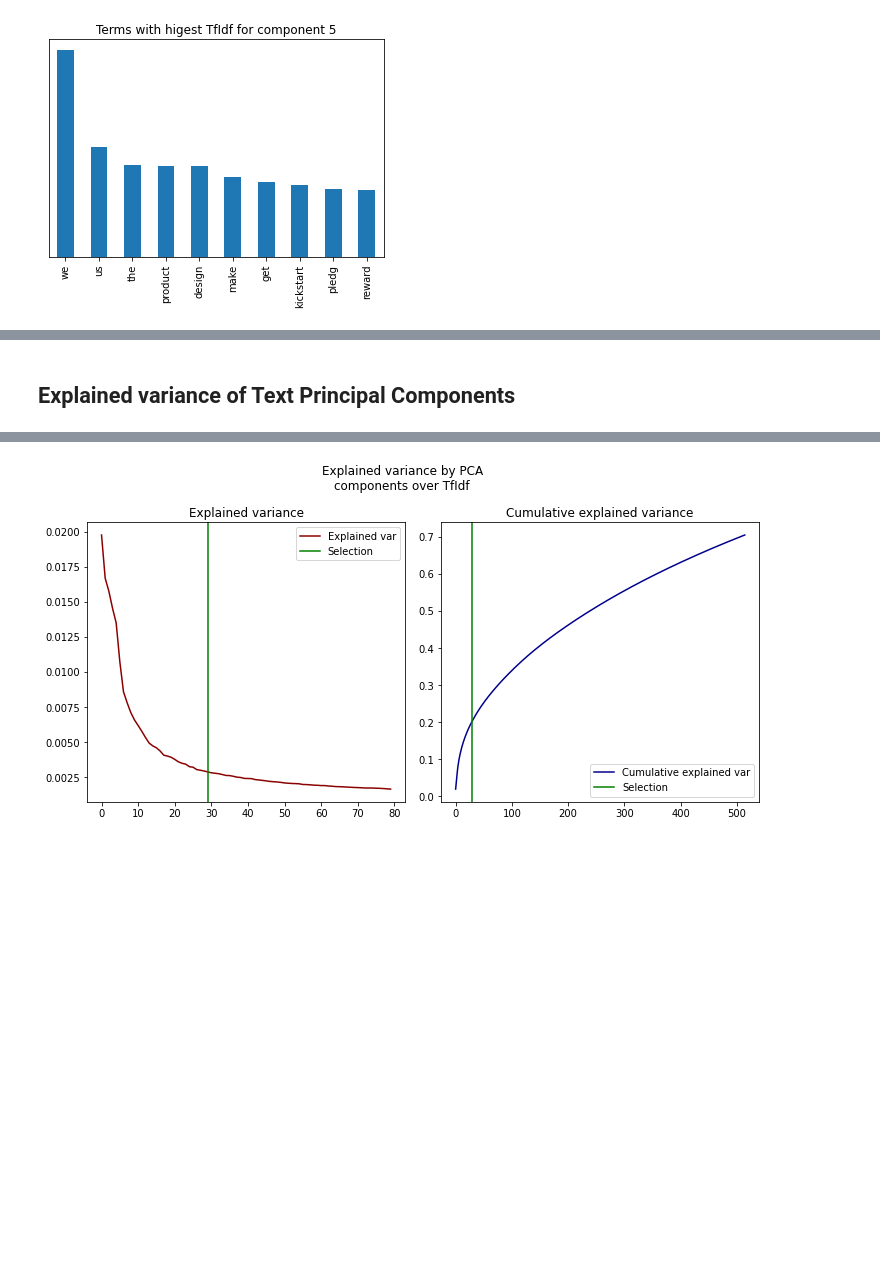
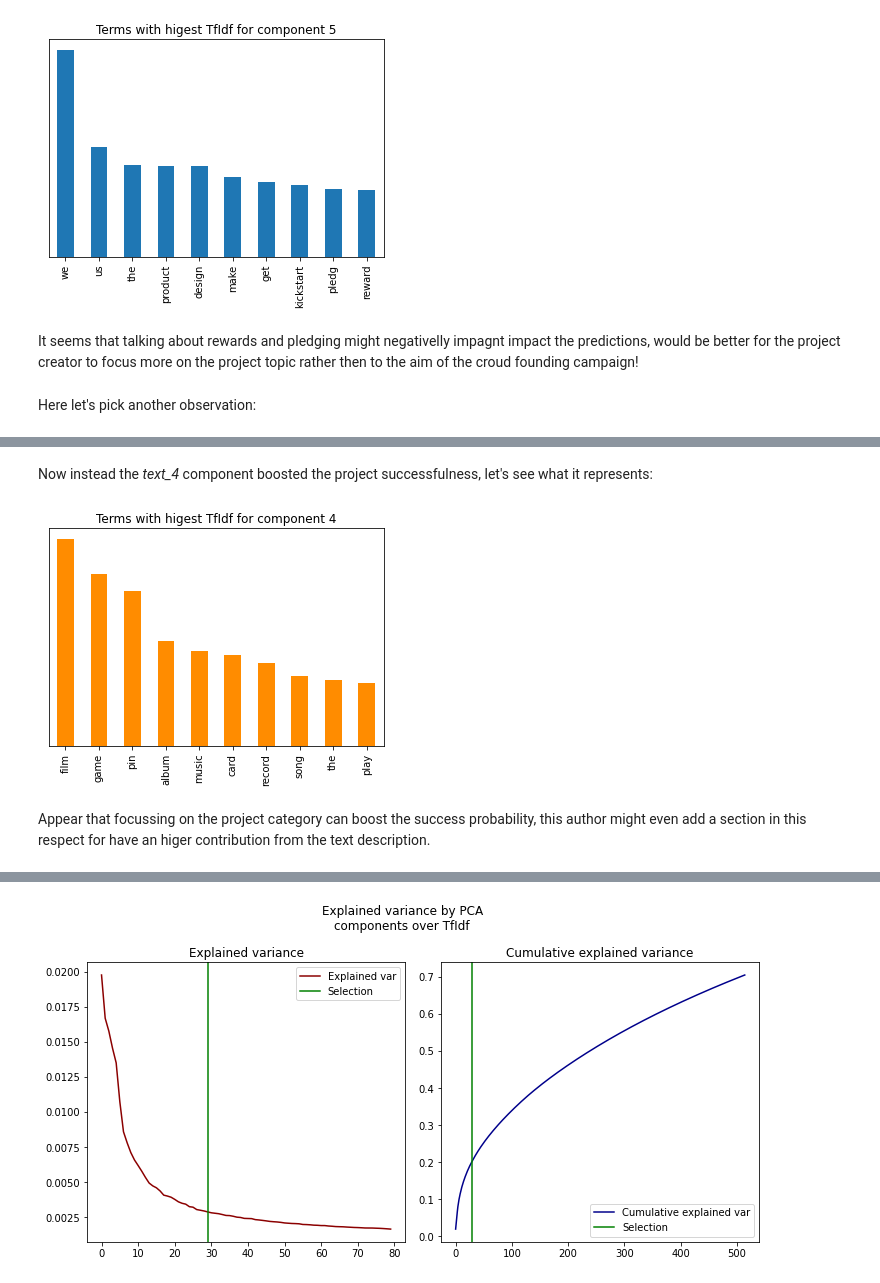
Before and after one commit to DarioRugg/KickLearning, a Jupyter notebook: catboost_classification.ipynb, the cells around one changed output, grey strips where cells are left out. Saved outputs shown, nothing was run; the diff lists cells and outputs as text; code cells hidden in the pictures; blank space fills up the shorter version.

```diff
--- a/catboost_classification.ipynb
+++ b/catboost_classification.ipynb
@@ -288,4 +293,8 @@ exp.show_in_notebook(show_table=True, show_all=False)
 text_pca_explanation(princ_compo_indexes=[5], encoder=encoder, color="tab:blue")
 # %% [output]
 [figure]
+# %% [markdown]
+It seems that talking about rewards and pledging might negativelly impagnt impact the predictions, would be better for the project creator to focus more on the project topic rather then to the aim of the croud founding campaign!
+# %% [markdown]
+Here let's pick another observation:
 # %%
@@ -295,5 +304,11 @@ exp = explainer.explain_instance(test_class_X.values[i], cat_wrapper.predict_pro
 exp.show_in_notebook(show_table=True, show_all=False)
 # %% [output]
 [interactive output not drawn]
-# %% [markdown]
-## Explained variance of Text Principal Components
+# %% [markdown]
+Now instead the *text_4* component boosted the project successfulness, let's see what it represents:
+# %%
+text_pca_explanation(princ_compo_indexes=[4], encoder=encoder)
+# %% [output]
+[figure, added]
+# %% [markdown]
+Appear that focussing on the project category can boost the success probability, this author might even add a section in this respect for have an higer contribution from the text description.
```
Also changed, not shown: parts of 11 cells of this notebook, 5 other files.
